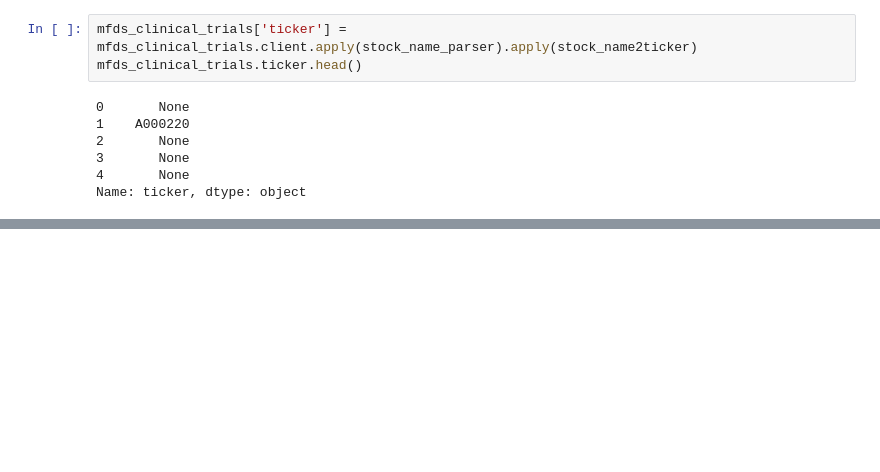
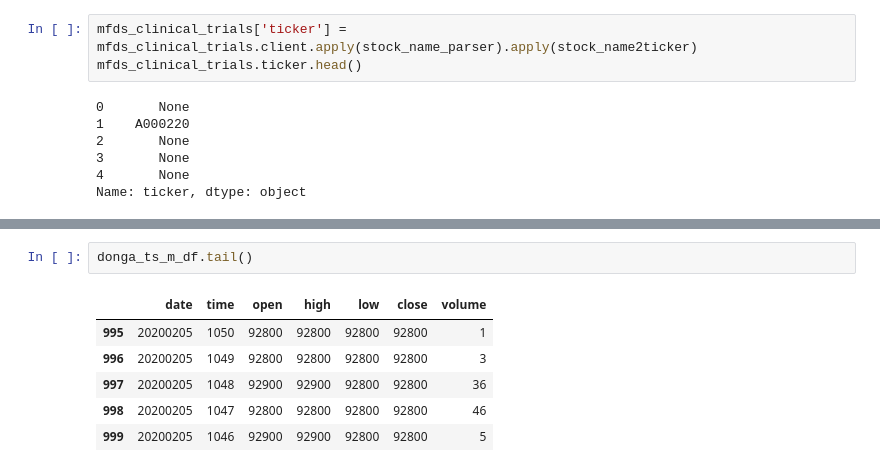
Before and after one commit to jaepil-choi/python_algotrading, a Jupyter notebook: 32-bit-jupyter_notes/event_study_-_effect_of_clinical_trials.ipynb, the cells around one changed output, grey strips where cells are left out. Saved outputs shown, nothing was run; the diff lists cells and outputs as text; blank space fills up the shorter version.

```diff
--- a/32-bit-jupyter_notes/event_study_-_effect_of_clinical_trials.ipynb
+++ b/32-bit-jupyter_notes/event_study_-_effect_of_clinical_trials.ipynb
@@ -147,0 +230,9 @@ mfds_clinical_trials.head()
+# %%
+donga_ts_m_df.tail()
+# %% [output]
+|  | date | time | open | high | low | close | volume |
+| 995 | 20200205 | 1050 | 92800 | 92800 | 92800 | 92800 | 1 |
+| 996 | 20200205 | 1049 | 92800 | 92800 | 92800 | 92800 | 3 |
+| 997 | 20200205 | 1048 | 92900 | 92900 | 92800 | 92800 | 36 |
+| 998 | 20200205 | 1047 | 92800 | 92800 | 92800 | 92800 | 46 |
+| 999 | 20200205 | 1046 | 92900 | 92900 | 92800 | 92800 | 5 |
```
Also changed, not shown: parts of 11 cells of this notebook.
